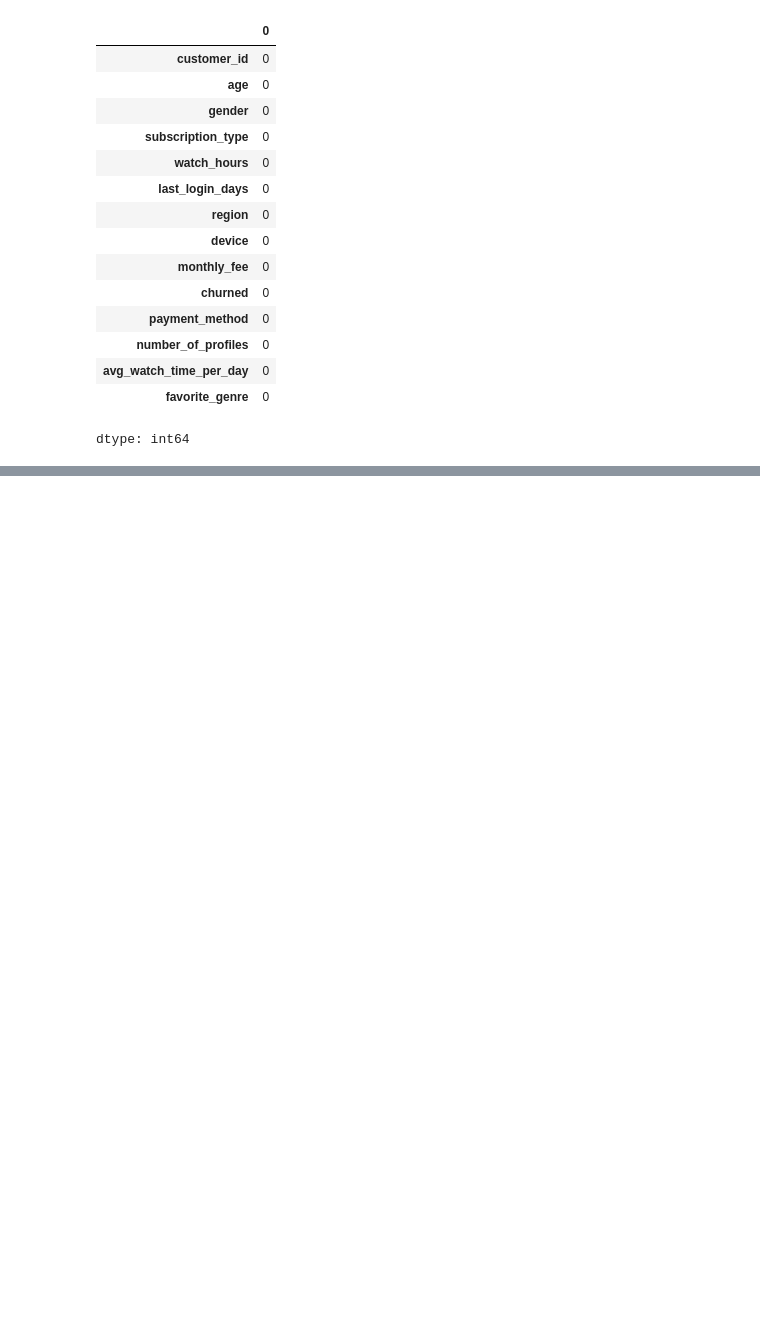
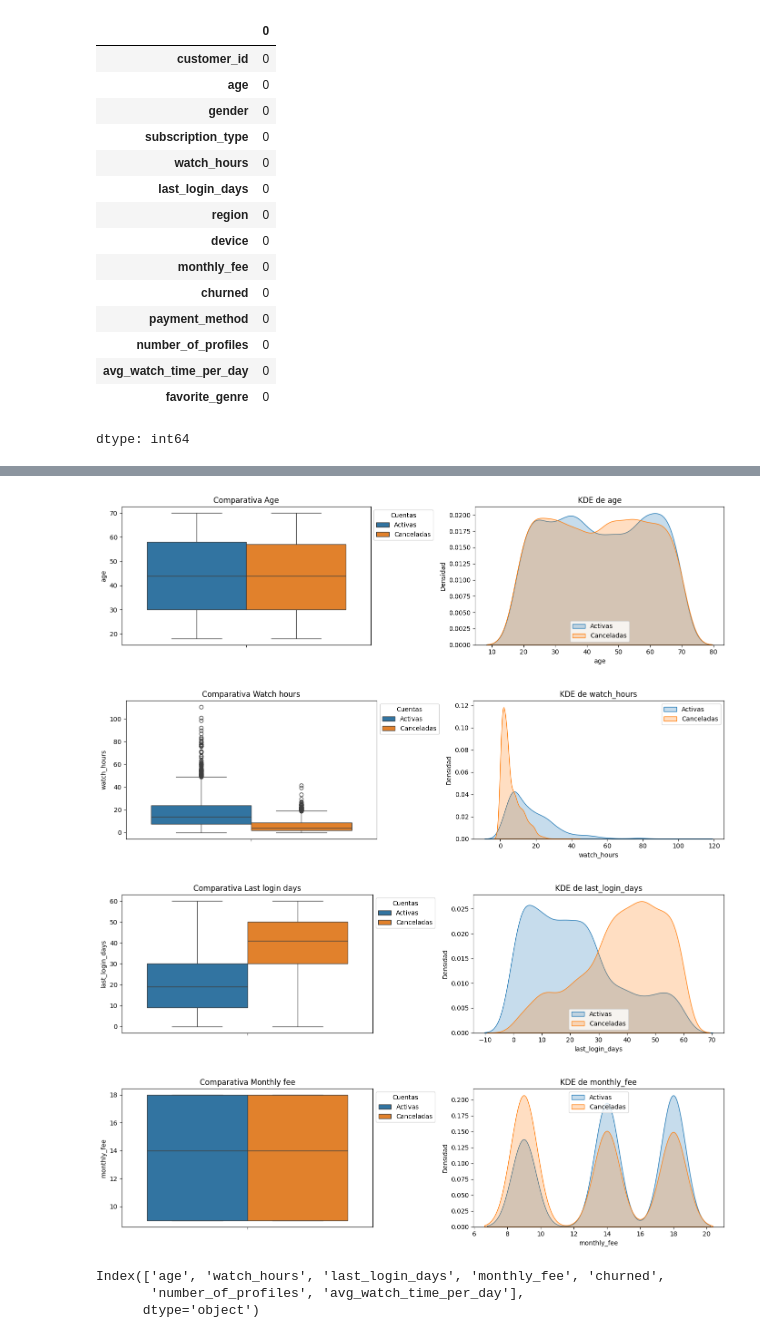
Before and after one commit to ONE-G8-Team53/g8e53_data_science, a Jupyter notebook: notebooks/NB01_data_science_churn.ipynb, the cells around one changed output, grey strips where cells are left out. Cells and saved outputs as stored; diff of their text form; code cells hidden in the pictures; blank space fills up the shorter version.

```diff
--- a/notebooks/NB01_data_science_churn.ipynb
+++ b/notebooks/NB01_data_science_churn.ipynb
@@ -103,0 +227,13 @@ memory usage: 482.0 KB
+# %%
+graficar_numericas(datos,numeric_cols)
+# %% [output]
+[figure, added]
+[figure, added]
+[figure, added]
+[figure, added]
+# %%
+numeric_cols
+# %% [output]
+Index(['age', 'watch_hours', 'last_login_days', 'monthly_fee', 'churned',
+       'number_of_profiles', 'avg_watch_time_per_day'],
+      dtype='object')
```
Also changed, not shown: parts of 6 cells of this notebook.
